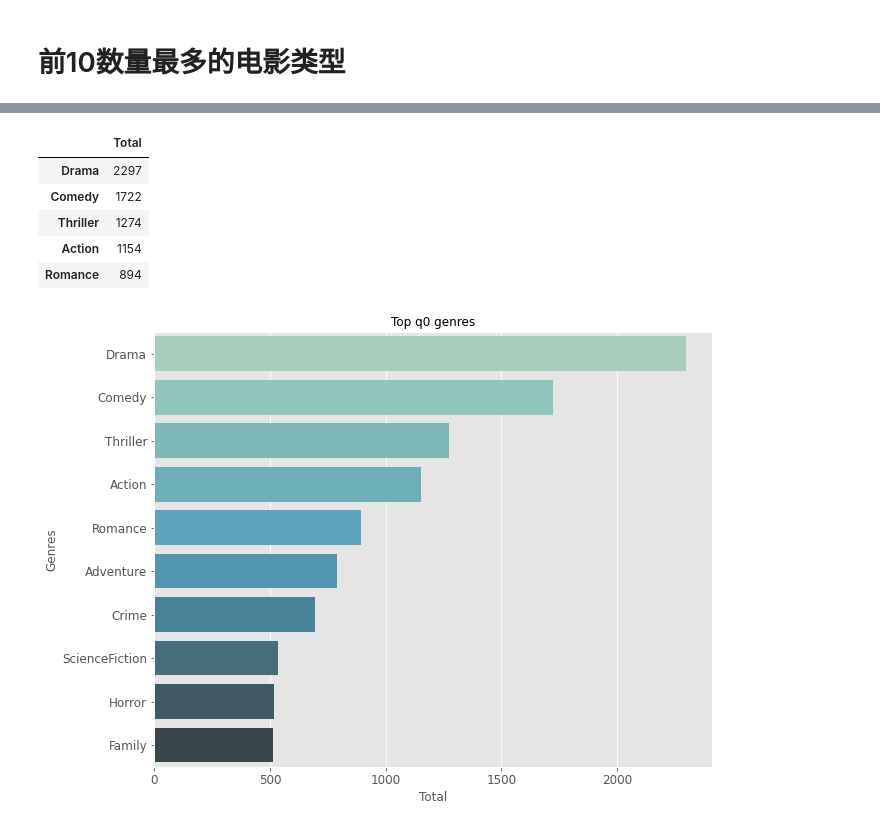
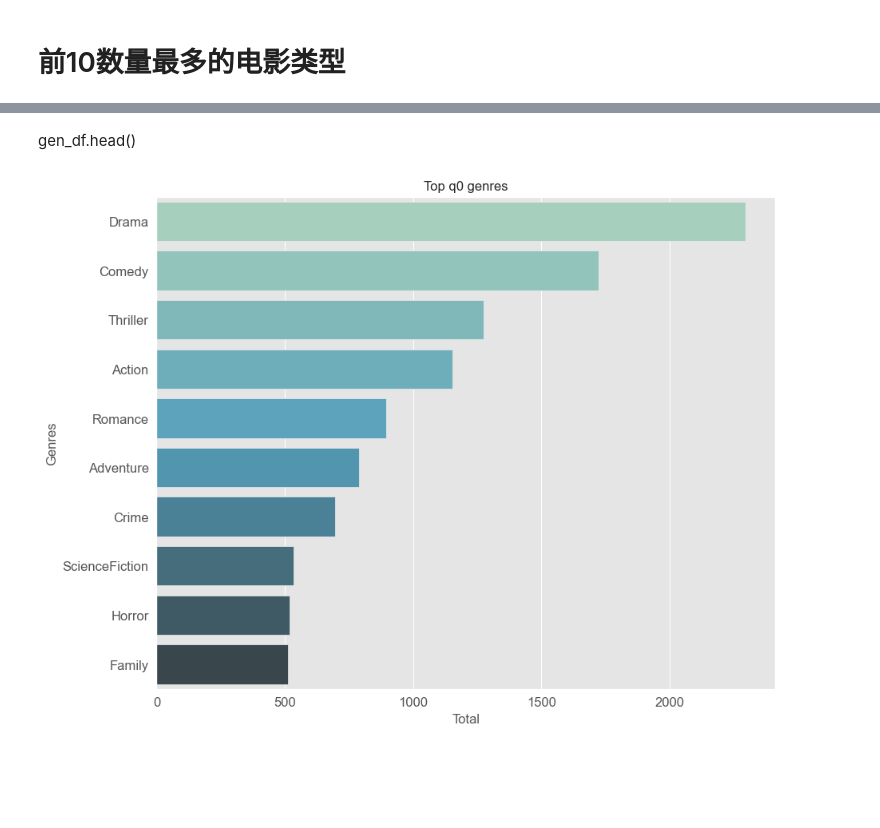
Before and after one commit to longxiangfu/python_learn, a Jupyter notebook: python/data_resolver/film/film_data_resolver.ipynb, the cells around one changed output, grey strips where cells are left out. Cells and saved outputs as stored; diff of their text form; code cells hidden in the pictures; blank space fills up the shorter version.

```diff
--- a/python/data_resolver/film/film_data_resolver.ipynb
+++ b/python/data_resolver/film/film_data_resolver.ipynb
@@ -283,25 +366,18 @@ genres_l[:10]
 # %%
 # 取前10个
-gen_list = pd.Series(genres_l).value_counts()[:10].sort_values(ascending=False)
+gen_list = pd.Series(genres_l).value_counts()[:10]
 gen_df = pd.DataFrame(gen_list)
-gen_df.rename(columns={0:"Total"}, inplace=True)
+# gen_df.rename(columns={0:"Total"}, inplace=True)
-# %%
-gen_df.head()
-# %% [output]
-|  | Total |
-| Drama | 2297 |
-| Comedy | 1722 |
-| Thriller | 1274 |
-| Action | 1154 |
-| Romance | 894 |
+# %% [markdown]
+gen_df.head()
 # %%
 plt.subplots(figsize=(10, 8))  #设置画布大小
-sns.barplot(y=gen_df.index, x='Total', data=gen_df, palette='GnBu_d')  #柱状图   palette调色板
+sns.barplot(y=gen_df.index, x='count', data=gen_df, palette='GnBu_d', hue=gen_df.index, legend=False)  #利用seaborn绘制柱状图   palette调色板
 plt.xticks(fontsize=12)
 plt.yticks(fontsize=12)
 plt.xlabel('Total', fontsize=12)
 plt.ylabel('Genres',fontsize=12)
 plt.title('Top q0 genres', fontsize=12)
 plt.show()
 # %% [output]
-[figure, old version]
+[figure, new version]
```
Also changed, not shown: parts of 33 cells of this notebook, 2 other files.
